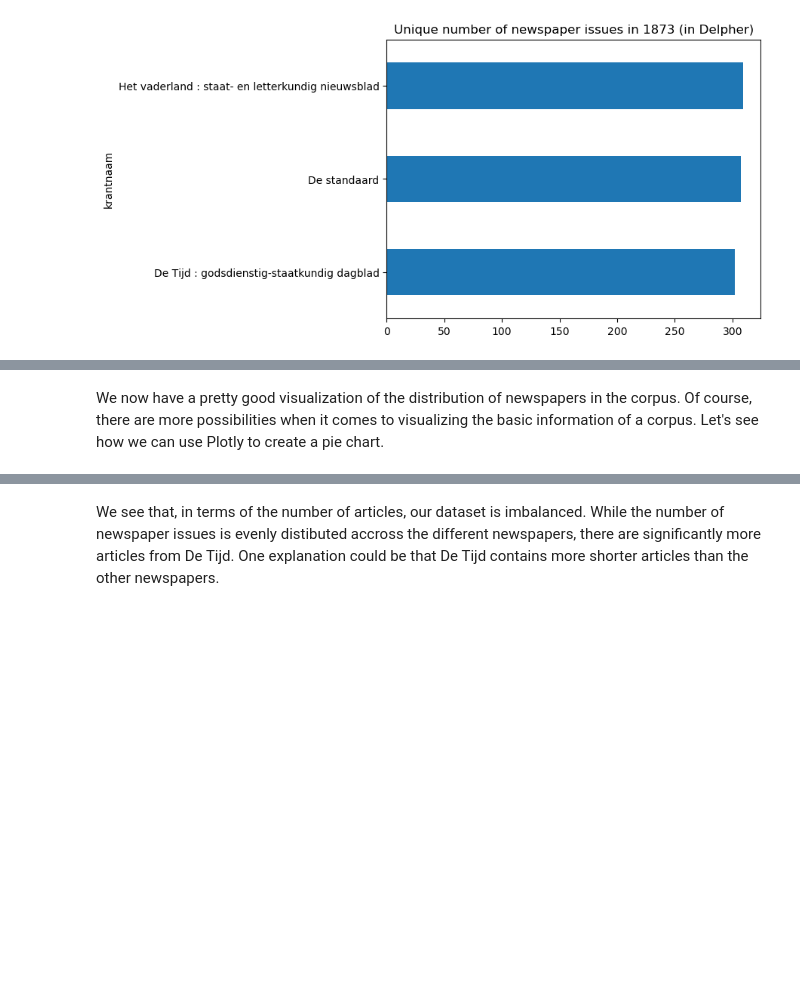
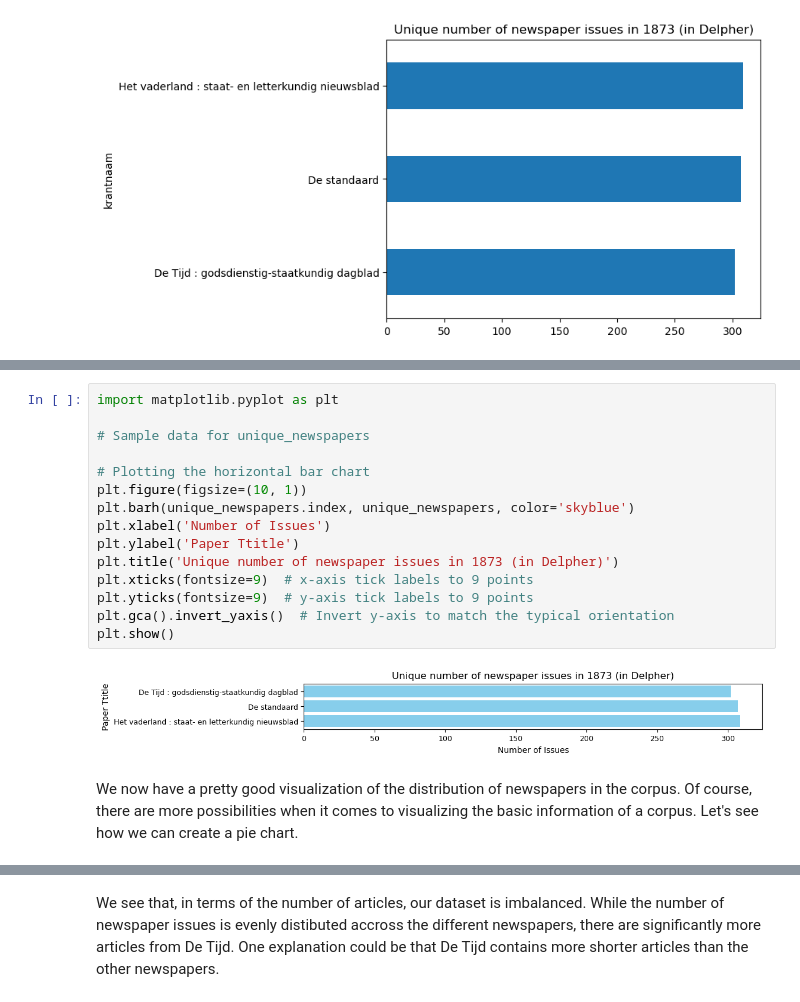
Before and after one commit to KBNLresearch/TutorialSummerschool, a Jupyter notebook: 02_Loading_data_and_visualizing_corpus.ipynb, the cells around one changed output, grey strips where cells are left out. Drawn from its saved outputs; the diff is of its cells as text; blank space fills up the shorter version.

Commit message:
replaces plotly

```diff
--- a/02_Loading_data_and_visualizing_corpus.ipynb
+++ b/02_Loading_data_and_visualizing_corpus.ipynb
@@ -176,3 +145,20 @@ fig.show()
+# %%
+import matplotlib.pyplot as plt
+
+# Sample data for unique_newspapers
+
+# Plotting the horizontal bar chart
+plt.figure(figsize=(10, 1))
+plt.barh(unique_newspapers.index, unique_newspapers, color='skyblue')
+plt.xlabel('Number of Issues')
+plt.ylabel('Paper Ttitle')
+plt.title('Unique number of newspaper issues in 1873 (in Delpher)')
+plt.xticks(fontsize=9)  # x-axis tick labels to 9 points
+plt.yticks(fontsize=9)  # y-axis tick labels to 9 points
+plt.gca().invert_yaxis()  # Invert y-axis to match the typical orientation
+plt.show()
+# %% [output]
+[figure, added]
 # %% [markdown]
-We now have a pretty good visualization of the distribution of newspapers in the corpus. Of course, there are more possibilities when it comes to visualizing the basic information of a corpus. Let's see how we can use Plotly to create a pie chart.
+We now have a pretty good visualization of the distribution of newspapers in the corpus. Of course, there are more possibilities when it comes to visualizing the basic information of a corpus. Let's see how we can create a pie chart.
 # %%
```
Also changed, not shown: parts of 26 cells of this notebook.
